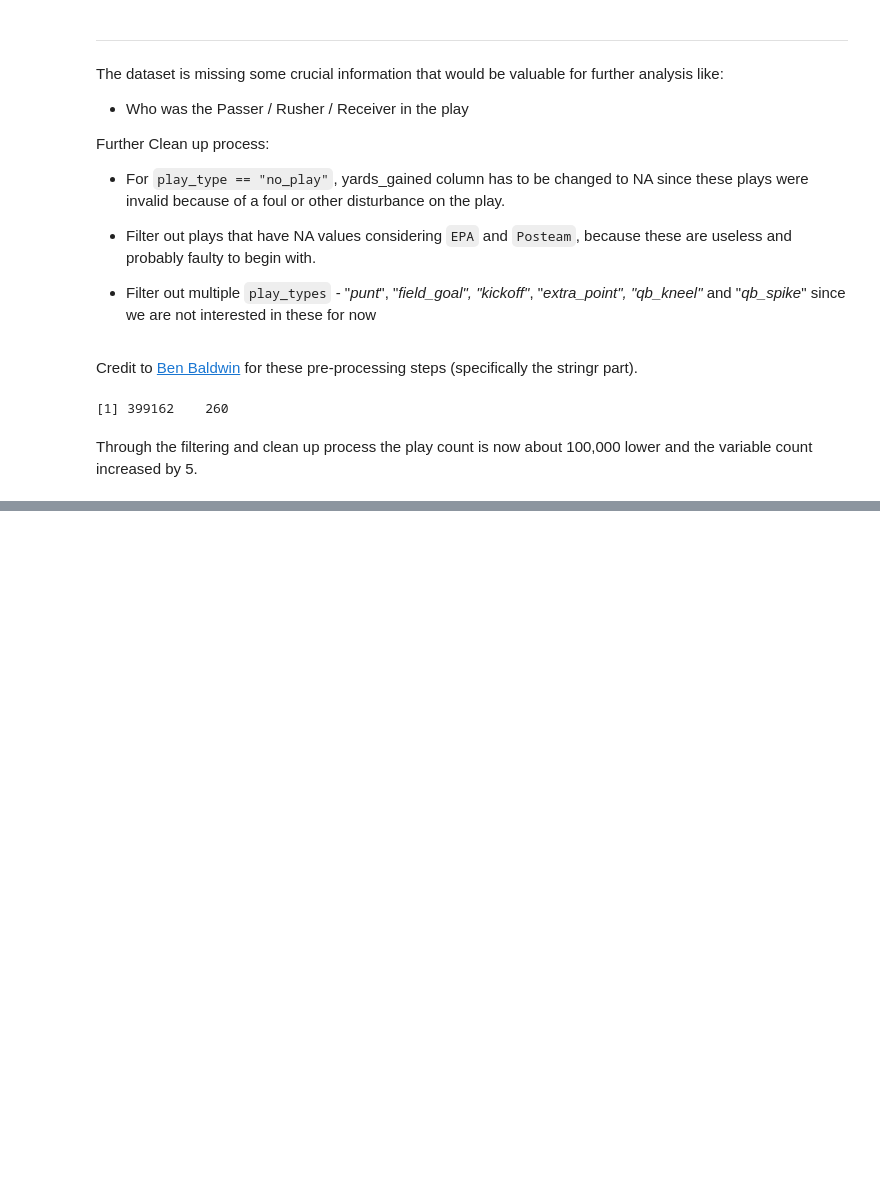
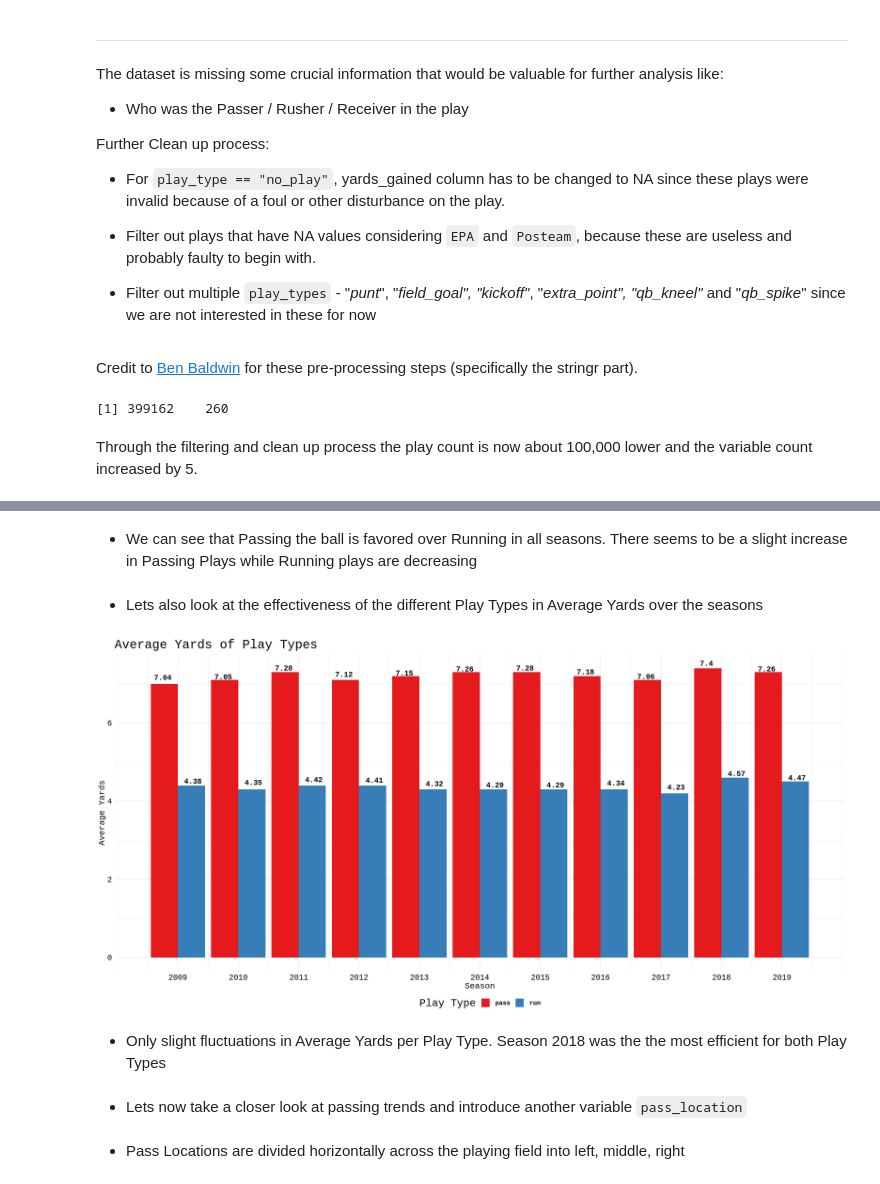
Before and after one commit to rennerm1/NFL-Data-Science-Project, a Jupyter notebook: NFL_Project.ipynb, the cells around one changed output, grey strips where cells are left out. Drawn from its saved outputs; the diff is of its cells as text; code cells hidden in the pictures; blank space fills up the shorter version.

```diff
--- a/NFL_Project.ipynb
+++ b/NFL_Project.ipynb
@@ -341,0 +417,26 @@ Through the filtering and clean up process the play count is now about 100,000 l
+# %% [markdown]
+* We can see that Passing the ball is favored over Running in all seasons. There seems to be a slight increase in Passing Plays while Running plays are decreasing
+# %% [markdown]
+* Lets also look at the effectiveness of the different Play Types in Average Yards over the seasons
+# %%
+ggplot(data= play_type_df,
+    aes(x= season, y= round(Average_Yards, digits = 1), fill = play_type))+
+    geom_bar(position = "dodge", stat="identity")+
+    geom_text(aes( x = season, y = Average_Yards, label = round(Average_Yards, digits = 2)),
+                  size = 5, fontface = "bold", family = "AvantGarde",
+                  position = position_dodge(1), vjust= -0.5)+
+    scale_fill_brewer(palette = "Set1")+
+    scale_x_continuous(breaks = c(2009, 2010, 2011, 2012, 2013, 2014, 2015, 2016, 2017, 2018, 2019))+
+    theme_nfl() +
+    labs(title = "Average Yards of Play Types",
+          x = "Season",
+          y = "Average Yards",
+          fill = "Play Type")
+# %% [output]
+[figure, added]
+# %% [markdown]
+* Only slight fluctuations in Average Yards per Play Type. Season 2018 was the the most efficient for both Play Types
+# %% [markdown]
+* Lets now take a closer look at passing trends and introduce another variable `pass_location`
+# %% [markdown]
+* Pass Locations are divided horizontally across the playing field into left, middle, right
```
Also changed, not shown: parts of 10 cells of this notebook.
